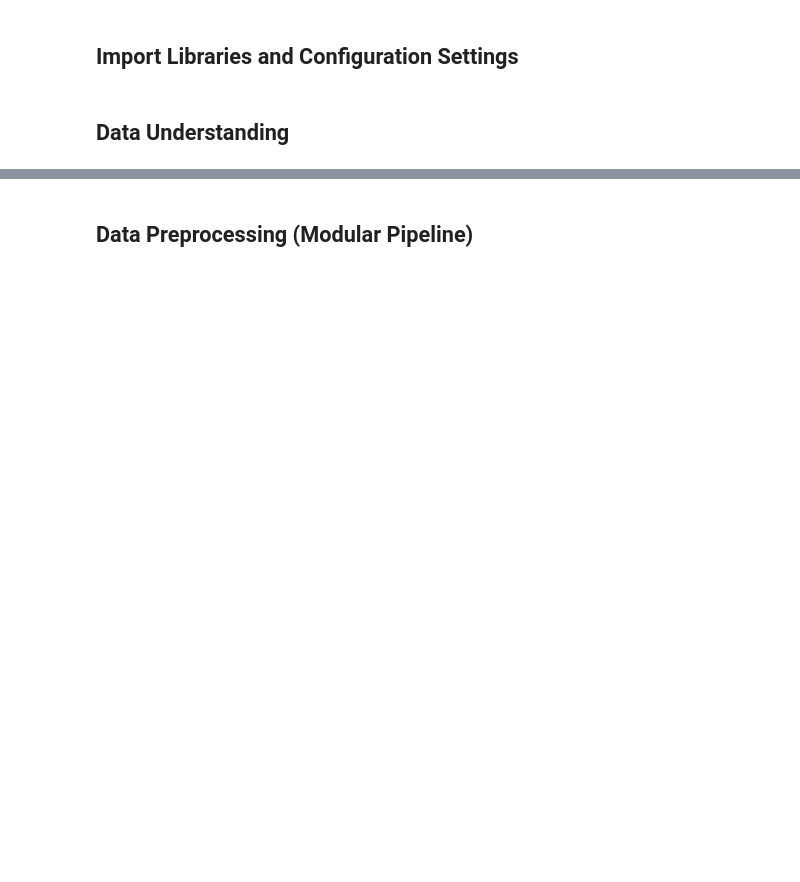
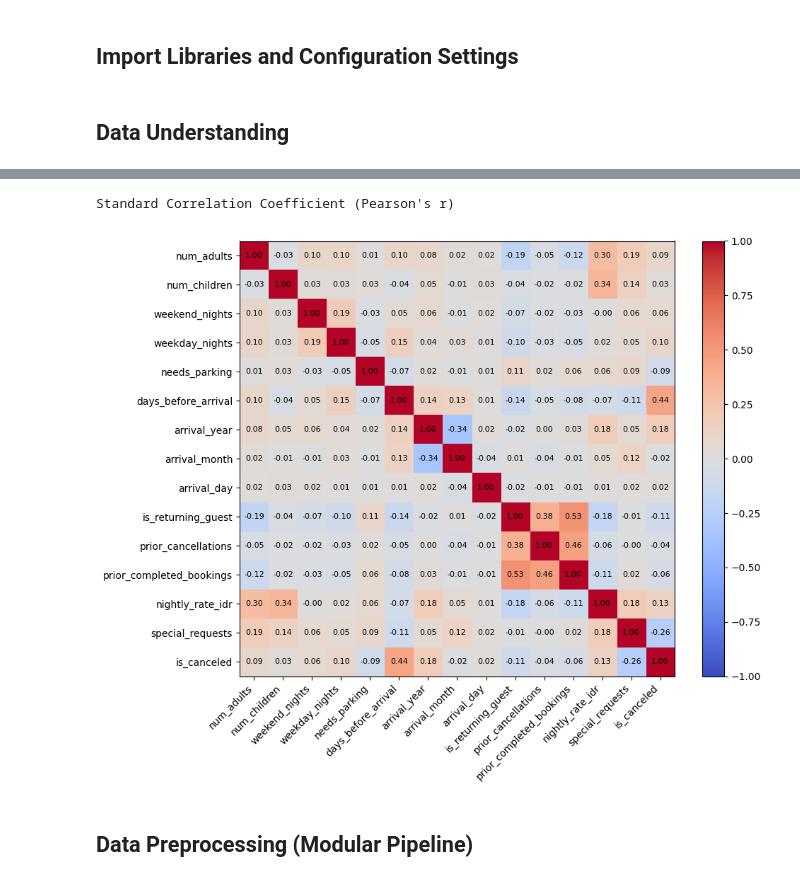
Before and after one commit to ethj0r/IF3170_G06_PhilippsLeatherJacket, a Jupyter notebook: main.ipynb, the cells around one changed output, grey strips where cells are left out. Drawn from its saved outputs; the diff is of its cells as text; code cells hidden in the pictures; blank space fills up the shorter version.

```diff
--- a/main.ipynb
+++ b/main.ipynb
@@ -61,3 +85,23 @@ plt.show()
+# %%
+print("Standard Correlation Coefficient (Pearson's r)")
+numeric_df = train_df.select_dtypes(include=[np.number])
+corr = numeric_df.corr()
+plt.figure(figsize=(10, 8))
+if sns is not None:
+    sns.heatmap(corr, annot=True, fmt='.2f', cmap='coolwarm')
+else:
+    im = plt.imshow(corr.values, cmap='coolwarm', vmin=-1, vmax=1)
+    plt.colorbar(im)
+    plt.xticks(range(len(corr.columns)), corr.columns, rotation=45, ha='right')
+    plt.yticks(range(len(corr.index)), corr.index)
+    for i in range(len(corr.index)):
+        for j in range(len(corr.columns)):
+            plt.text(j, i, f'{corr.iloc[i, j]:.2f}', ha='center', va='center', fontsize=8)
+    plt.tight_layout()
+plt.show()
+# %% [output]
+Standard Correlation Coefficient (Pearson's r)
+[figure, added]
 # %% [markdown]
 ## Data Preprocessing (Modular Pipeline)
 # %%
```
Also changed, not shown: parts of 16 cells of this notebook, 24 other files.
